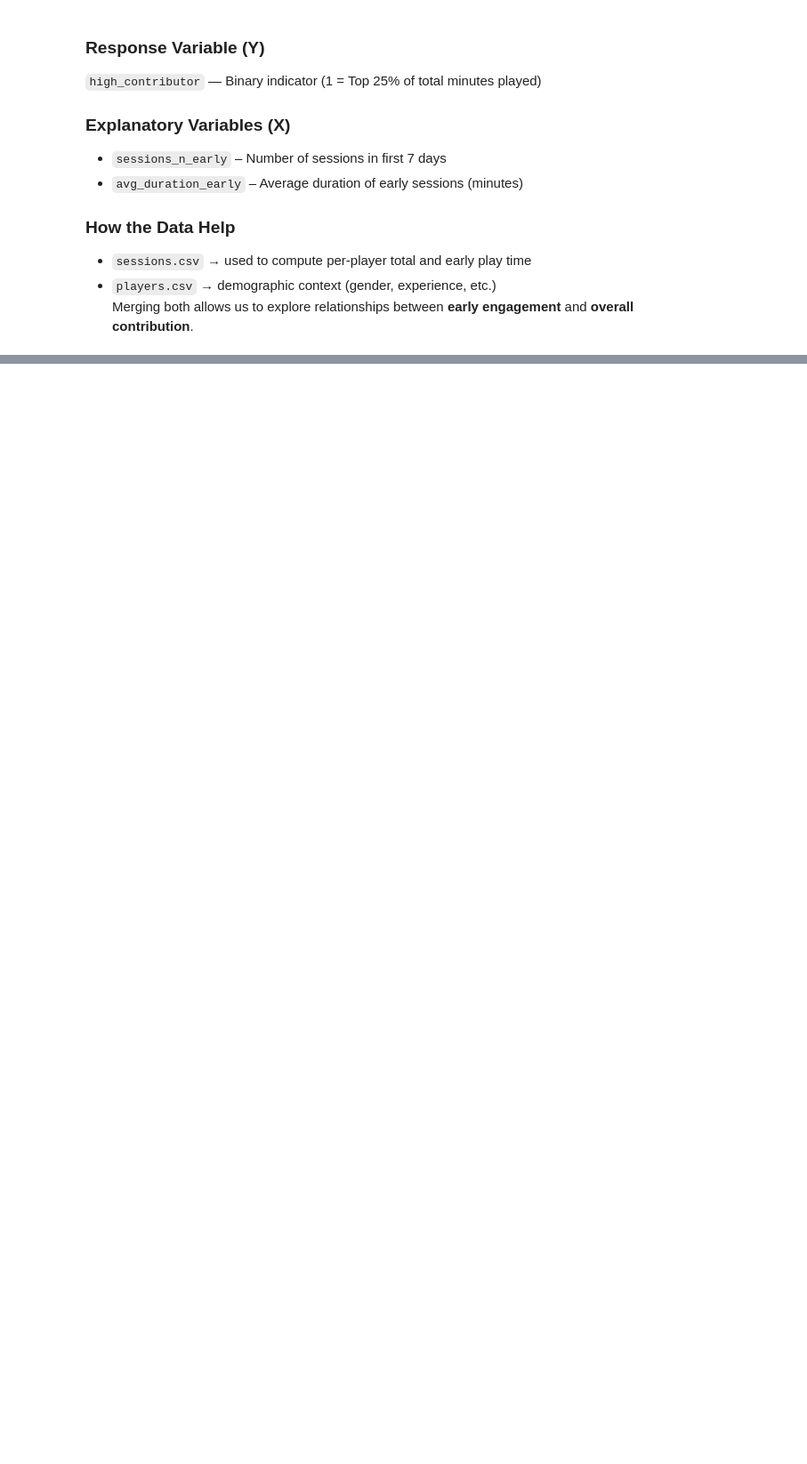
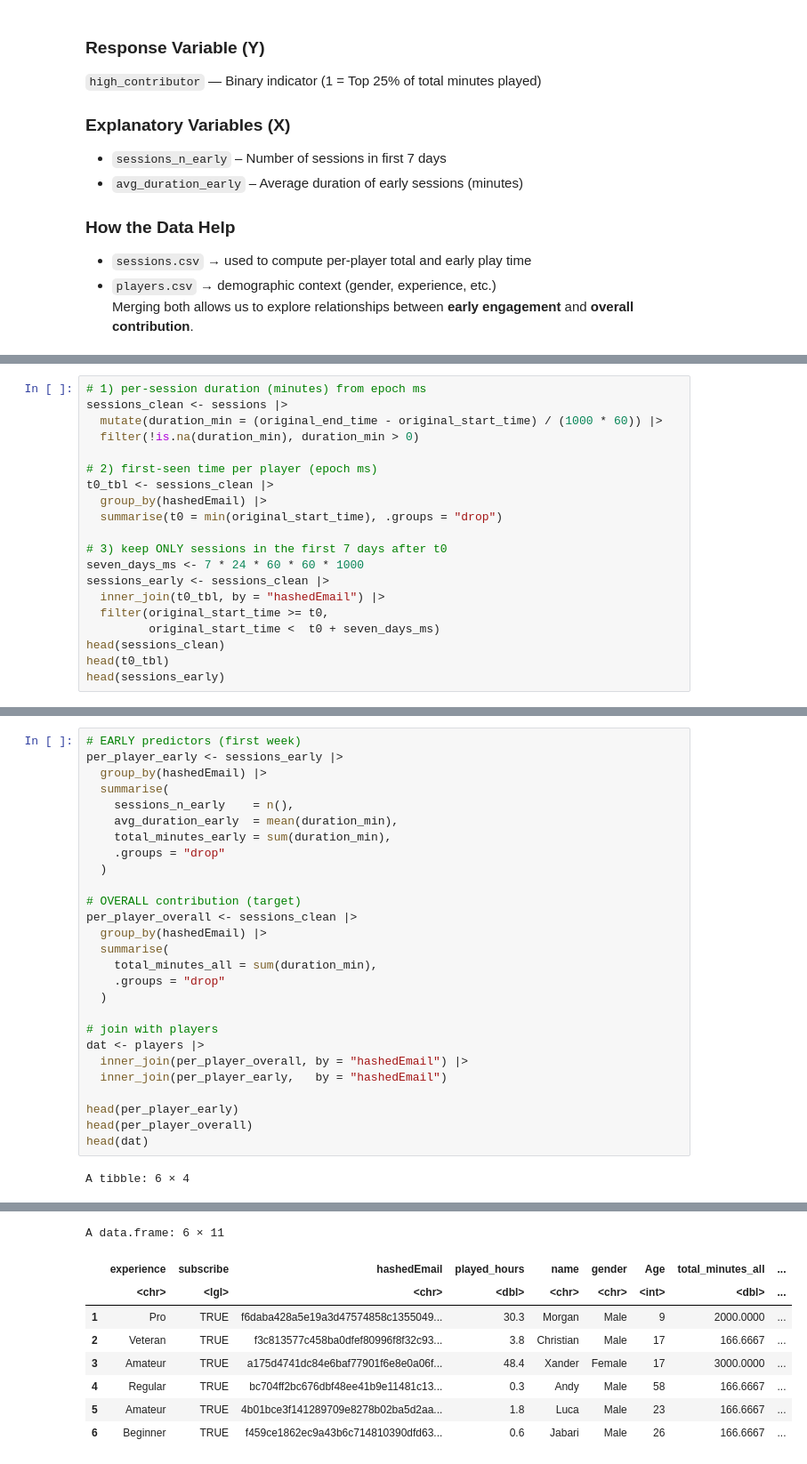
Before and after one commit to annanguyen0605/individual_project, a Jupyter notebook: individual_project_final.ipynb, the cells around one changed output, grey strips where cells are left out. Shown: that part at 89% size. Saved outputs shown, nothing was run; the diff lists cells and outputs as text; blank space fills up the shorter version.

```diff
--- a/individual_project_final.ipynb
+++ b/individual_project_final.ipynb
@@ -128,0 +131,20 @@ Merging both allows us to explore relationships between **early engagement** and
+# %%
+# 1) per-session duration (minutes) from epoch ms
+sessions_clean <- sessions |>
+  mutate(duration_min = (original_end_time - original_start_time) / (1000 * 60)) |>
+  filter(!is.na(duration_min), duration_min > 0)
+
+# 2) first-seen time per player (epoch ms)
+t0_tbl <- sessions_clean |>
+  group_by(hashedEmail) |>
+  summarise(t0 = min(original_start_time), .groups = "drop")
+
+# 3) keep ONLY sessions in the first 7 days after t0
+seven_days_ms <- 7 * 24 * 60 * 60 * 1000
+sessions_early <- sessions_clean |>
+  inner_join(t0_tbl, by = "hashedEmail") |>
+  filter(original_start_time >= t0,
+         original_start_time <  t0 + seven_days_ms)
+head(sessions_clean)
+head(t0_tbl)
+head(sessions_early)
@@ -128,0 +179,29 @@ Merging both allows us to explore relationships between **early engagement** and
+# %%
+# EARLY predictors (first week)
+per_player_early <- sessions_early |>
+  group_by(hashedEmail) |>
+  summarise(
+    sessions_n_early    = n(),
+    avg_duration_early  = mean(duration_min),
+    total_minutes_early = sum(duration_min),
+    .groups = "drop"
+  )
+
+# OVERALL contribution (target)
+per_player_overall <- sessions_clean |>
+  group_by(hashedEmail) |>
+  summarise(
+    total_minutes_all = sum(duration_min),
+    .groups = "drop"
+  )
+
+# join with players
+dat <- players |>
+  inner_join(per_player_overall, by = "hashedEmail") |>
+  inner_join(per_player_early,   by = "hashedEmail")
+
+head(per_player_early)
+head(per_player_overall)
+head(dat)
+# %% [output]
+A tibble: 6 × 4
@@ -128,0 +225,9 @@ Merging both allows us to explore relationships between **early engagement** and
+A data.frame: 6 × 11
+|  | experience | subscribe | hashedEmail | played_hours | name | gender | Age | total_minutes_all | ... |
+|  | <chr> | <lgl> | <chr> | <dbl> | <chr> | <chr> | <int> | <dbl> | ... |
+| 1 | Pro | TRUE | f6daba428a5e19a3d47574858c1355049... | 30.3 | Morgan | Male | 9 | 2000.0000 | ... |
+| 2 | Veteran | TRUE | f3c813577c458ba0dfef80996f8f32c93... | 3.8 | Christian | Male | 17 | 166.6667 | ... |
+| 3 | Amateur | TRUE | a175d4741dc84e6baf77901f6e8e0a06f... | 48.4 | Xander | Female | 17 | 3000.0000 | ... |
+| 4 | Regular | TRUE | bc704ff2bc676dbf48ee41b9e11481c13... | 0.3 | Andy | Male | 58 | 166.6667 | ... |
+| 5 | Amateur | TRUE | 4b01bce3f141289709e8278b02ba5d2aa... | 1.8 | Luca | Male | 23 | 166.6667 | ... |
+| 6 | Beginner | TRUE | f459ce1862ec9a43b6c714810390dfd63... | 0.6 | Jabari | Male | 26 | 166.6667 | ... |
```
Also changed, not shown: parts of 4 cells of this notebook.
